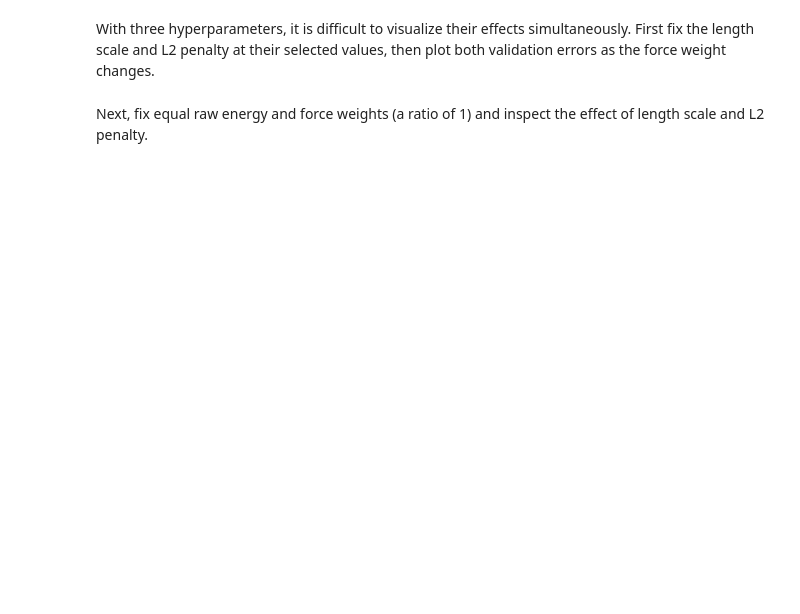
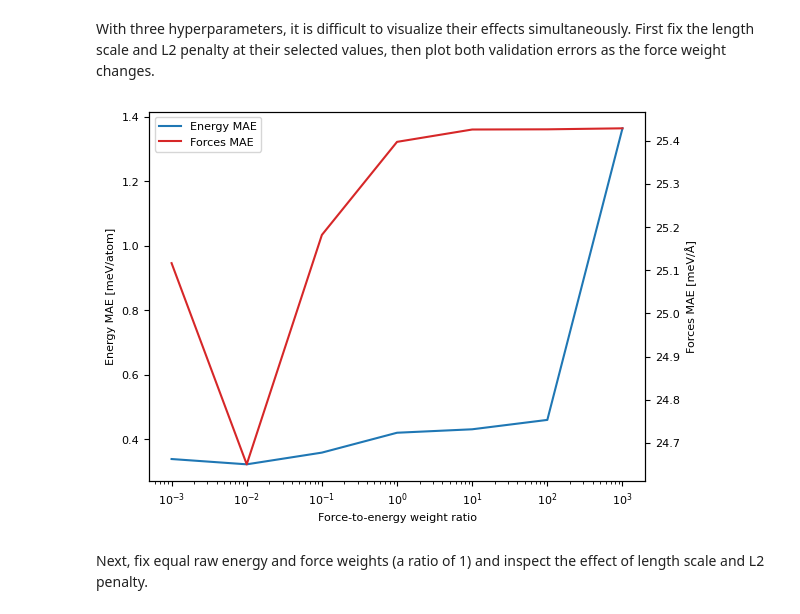
Before and after one commit to CSML-IIT-UCL/franken, a Jupyter notebook: notebooks/autotune.ipynb, the cells around one changed output. Saved outputs shown, nothing was run; the diff lists cells and outputs as text; code cells hidden in the pictures; blank space fills up the shorter version.

```diff
--- a/notebooks/autotune.ipynb
+++ b/notebooks/autotune.ipynb
@@ -80,7 +83,7 @@ We use Gaussian random features and tune their length scale. `autotune` will tes
 # %%
 rf_config = GaussianRFConfig(
     num_random_features=512,
-    length_scale=HPSearchConfig(values=[1.0, 5.0, 10.0, 15.0, 20.0, 25.0, 30.0]),
+    length_scale=HPSearchConfig(values=[1.0, 5.0, 10.0, 20.0, 30.0]),
     rng_seed=42,
 )
 # %% [markdown]
@@ -89,8 +92,8 @@ Solver hyperparameters are inexpensive to search because the costly feature maps
 The energy weight defaults to 1.0, and target weights are normalized internally. The configured force weight can therefore be read as the force-to-energy weight ratio.
 # %%
 solver_cfg = SolverConfig(
-    l2_penalty=HPSearchConfig(start=-10, stop=-5, num=5, scale="log"),
-    force_weight=HPSearchConfig(start=-2, stop=2, num=5, scale="log"),
+    l2_penalty=HPSearchConfig(start=-10, stop=-5, num=6, scale="log"),
+    force_weight=HPSearchConfig(start=-3, stop=3, num=7, scale="log"),
 )
 # %% [markdown]
 Finally, group the configurations and run `autotune`. The `run_dir` is the parent directory in which a unique run folder containing logs and checkpoints will be created.
@@ -135,28 +190,31 @@ With three hyperparameters, it is difficult to visualize their effects simultane
 # %%
 force_weight_col = "hyperparameters.solver.forces_weight"
 df_fw = logs_df[
-    np.isclose(logs_df["hyperparameters.random_features.length_scale"], best_ls)
-    & np.isclose(logs_df["hyperparameters.solver.l2_penalty"], best_l2)
+    np.isclose(logs_df["hyperparameters.random_features.length_scale"], best_ls, atol=1e-10)
+    & np.isclose(logs_df["hyperparameters.solver.l2_penalty"], best_l2, atol=1e-10)
 ].sort_values(force_weight_col)
 
 fig, ax = plt.subplots()
 energy_line = ax.plot(
     df_fw[force_weight_col],
     df_fw["metrics.validation.energy_MAE"],
     label="Energy MAE",
 )
 ax2 = ax.twinx()
 forces_line = ax2.plot(
     df_fw[force_weight_col],
     df_fw["metrics.validation.forces_MAE"],
     label="Forces MAE",
     color="tab:red",
 )
 ax.set_xscale("log")
 ax.legend(energy_line + forces_line, [line.get_label() for line in energy_line + forces_line])
 ax.set_xlabel("Force-to-energy weight ratio")
 ax.set_ylabel("Energy MAE [meV/atom]")
 ax2.set_ylabel("Forces MAE [meV/Å]")
+plt.show()
+# %% [output]
+[figure, added]
 # %% [markdown]
 Next, fix equal raw energy and force weights (a ratio of 1) and inspect the effect of length scale and L2 penalty.
 # %%
```
Also changed, not shown: parts of 6 cells of this notebook, 1 other file.
